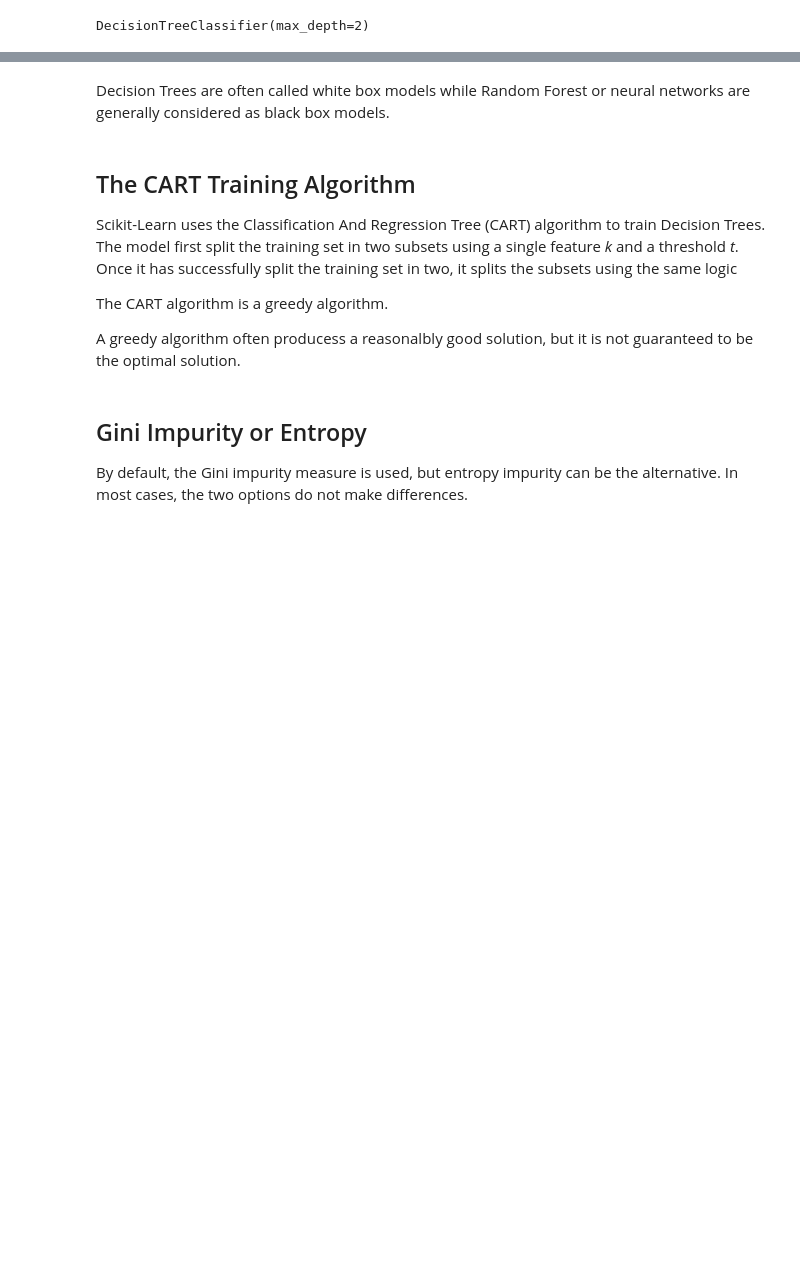
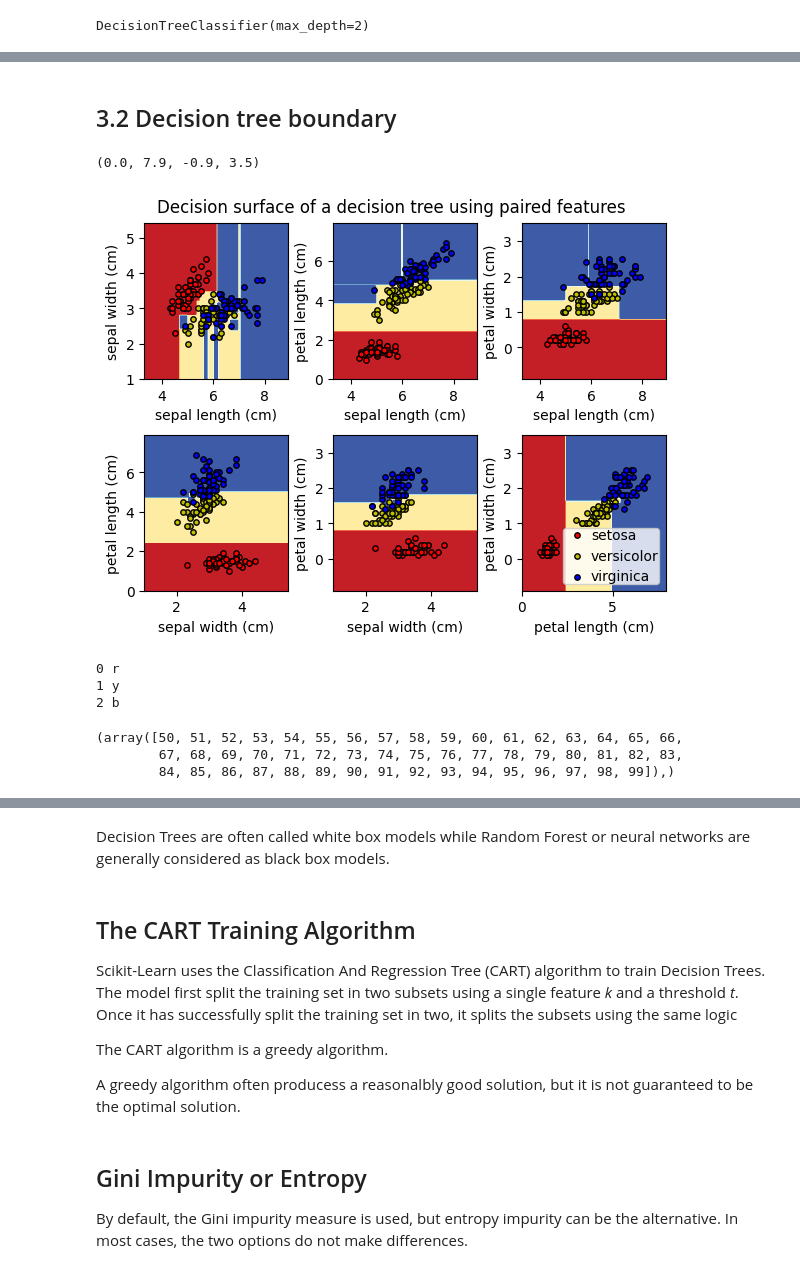
Before and after one commit to macorony/Machine_Learning_Basics, a Jupyter notebook: Supervised_Machine_Learning_Algorithms.ipynb, the cells around one changed output, grey strips where cells are left out. Saved outputs shown, nothing was run; the diff lists cells and outputs as text; code cells hidden in the pictures; blank space fills up the shorter version.

```diff
--- a/Supervised_Machine_Learning_Algorithms.ipynb
+++ b/Supervised_Machine_Learning_Algorithms.ipynb
@@ -633,0 +740,51 @@ export_graphviz(tree_clf, out_file='iris_tree.dot',
+# %% [markdown]
+## 3.2 Decision tree boundary
+# %%
+from sklearn.inspection import DecisionBoundaryDisplay
+iris = load_iris()
+# Parameters
+n_classes = 3
+plot_colors = "ryb"
+plot_step = 0.02
+
+for pairidx, pair in enumerate([[0,1], [0,2], [0,3], [1,2], [1,3], [2,3]]):
+  X = iris.data[:, pair]
+  y = iris.target
+  clf = DecisionTreeClassifier().fit(X,y)
+  # Plot the decision boundary
+  ax = plt.subplot(2, 3, pairidx + 1)
+  plt.tight_layout(h_pad=0.5, w_pad=0.5, pad=2.5)
+  DecisionBoundaryDisplay.from_estimator(clf,
+                                         X,
+                                         cmap=plt.cm.RdYlBu,
+                                         response_method='predict',
+                                         ax=ax,
+                                         xlabel=iris.feature_names[pair[0]],
+                                         ylabel=iris.feature_names[pair[1]])
+
+  for i, color in zip(range(n_classes), plot_colors):
+    idx = np.where(y == i)
+    plt.scatter(X[idx, 0], X[idx, 1], c=color, label=iris.target_names[i], cmap=plt.cm.RdYlBu, edgecolor='black', s=15)
+
+plt.suptitle('Decision surface of a decision tree using paired features')
+plt.legend(loc='lower right', borderpad=0, handletextpad=0)
+plt.axis('tight')
+# %% [output]
+(0.0, 7.9, -0.9, 3.5)
+[figure, added]
+# %%
+n_classes = 3
+plot_colors = "ryb"
+plot_step = 0.02
+for i, color in zip(range(n_classes), plot_colors):
+  print(i, color)
+# %% [output]
+0 r
+1 y
+2 b
+# %%
+np.where(y == 1)
+# %% [output]
+(array([50, 51, 52, 53, 54, 55, 56, 57, 58, 59, 60, 61, 62, 63, 64, 65, 66,
+        67, 68, 69, 70, 71, 72, 73, 74, 75, 76, 77, 78, 79, 80, 81, 82, 83,
+        84, 85, 86, 87, 88, 89, 90, 91, 92, 93, 94, 95, 96, 97, 98, 99]),)
```
Also changed, not shown: parts of 12 cells of this notebook.
